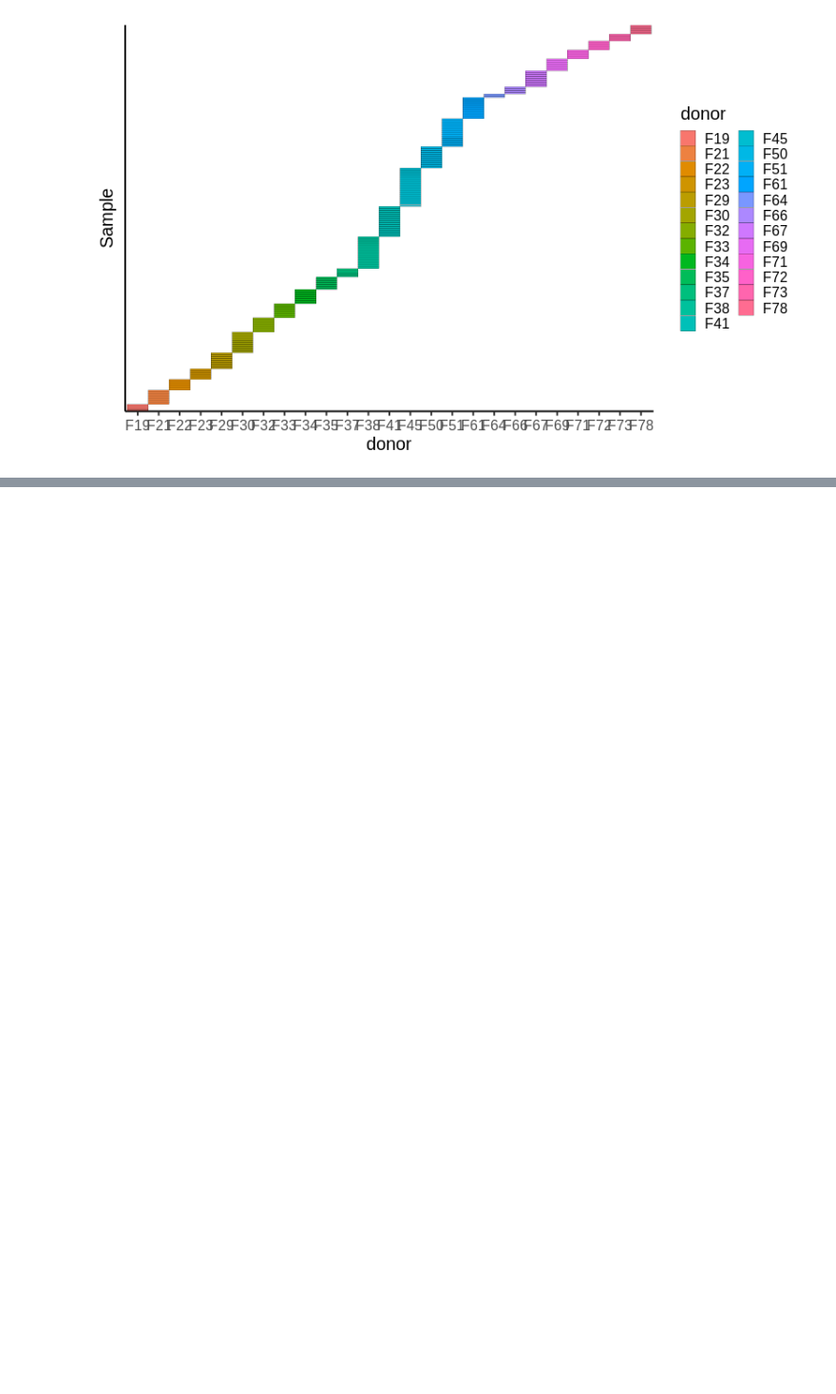
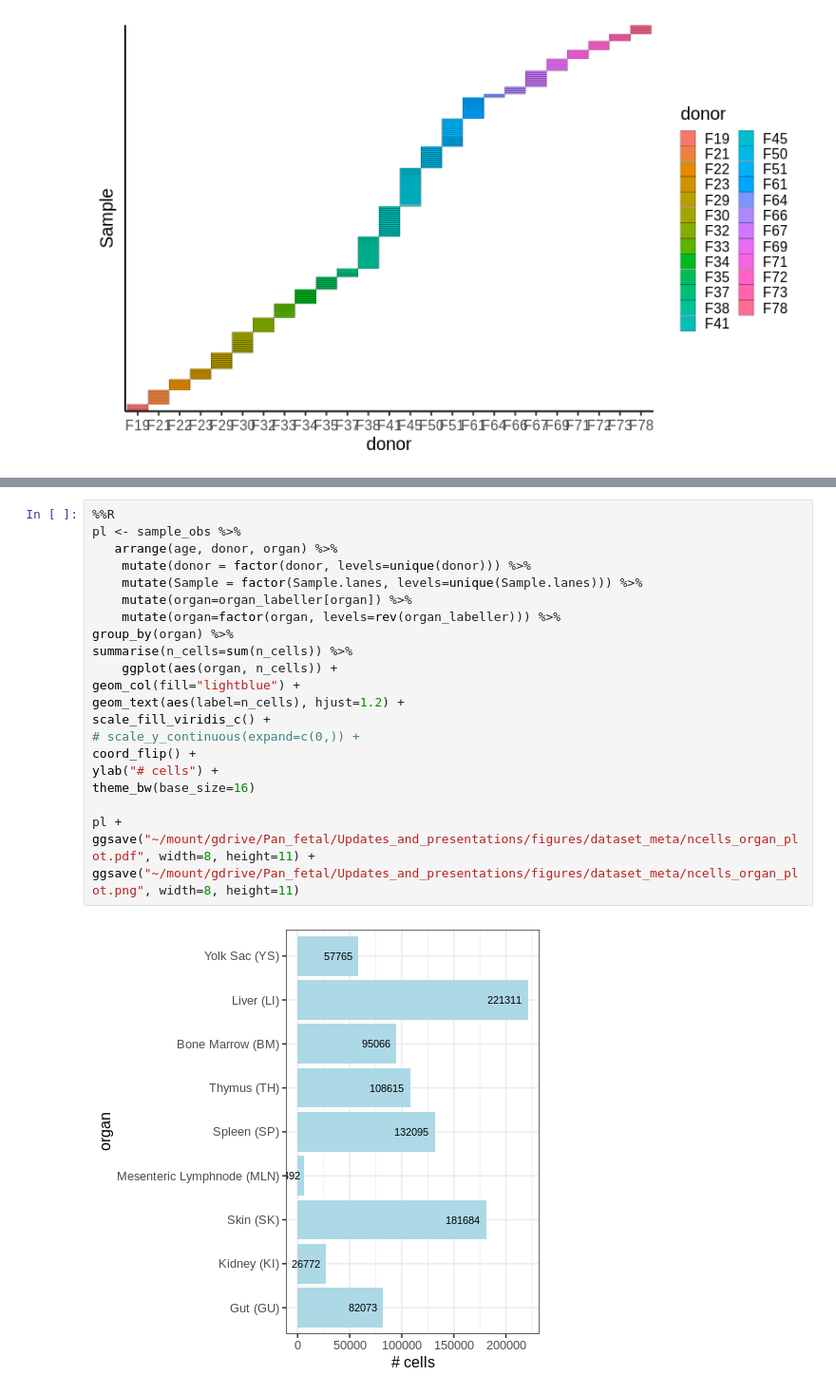
Before and after one commit to Teichlab/Pan_fetal_immune, a Jupyter notebook: src/1_PFI_merging/20210428_datasetPlots.ipynb, the cells around one changed output, grey strips where cells are left out. Shown at 95% size. Cells and saved outputs as stored; diff of their text form; blank space fills up the shorter version.

```diff
--- a/src/1_PFI_merging/20210428_datasetPlots.ipynb
+++ b/src/1_PFI_merging/20210428_datasetPlots.ipynb
@@ -316,0 +436,24 @@ theme(axis.text.y=element_blank(), axis.ticks.y=element_blank())
+# %%
+%%R
+pl <- sample_obs %>%
+   arrange(age, donor, organ) %>%
+    mutate(donor = factor(donor, levels=unique(donor))) %>%
+    mutate(Sample = factor(Sample.lanes, levels=unique(Sample.lanes))) %>%
+    mutate(organ=organ_labeller[organ]) %>%
+    mutate(organ=factor(organ, levels=rev(organ_labeller))) %>%
+group_by(organ) %>%
+summarise(n_cells=sum(n_cells)) %>%
+    ggplot(aes(organ, n_cells)) +
+geom_col(fill="lightblue") +
+geom_text(aes(label=n_cells), hjust=1.2) +
+scale_fill_viridis_c() +
+# scale_y_continuous(expand=c(0,)) +
+coord_flip() +
+ylab("# cells") +
+theme_bw(base_size=16)
+
+pl +
+ggsave("~/mount/gdrive/Pan_fetal/Updates_and_presentations/figures/dataset_meta/ncells_organ_plot.pdf", width=8, height=11) +
+ggsave("~/mount/gdrive/Pan_fetal/Updates_and_presentations/figures/dataset_meta/ncells_organ_plot.png", width=8, height=11)
+# %% [output]
+[figure, added]
```
Also changed, not shown: parts of 8 cells of this notebook, 11 other files.
